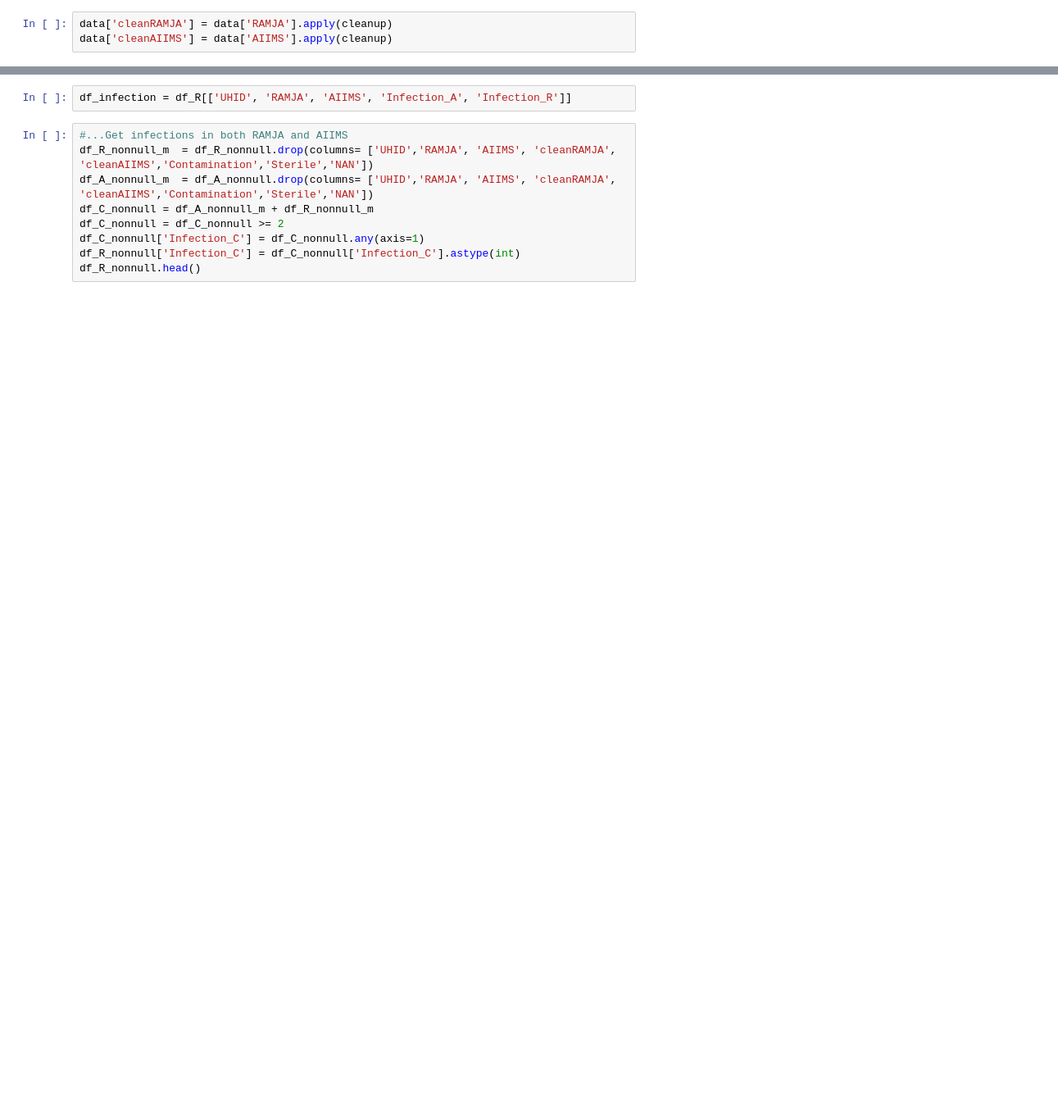
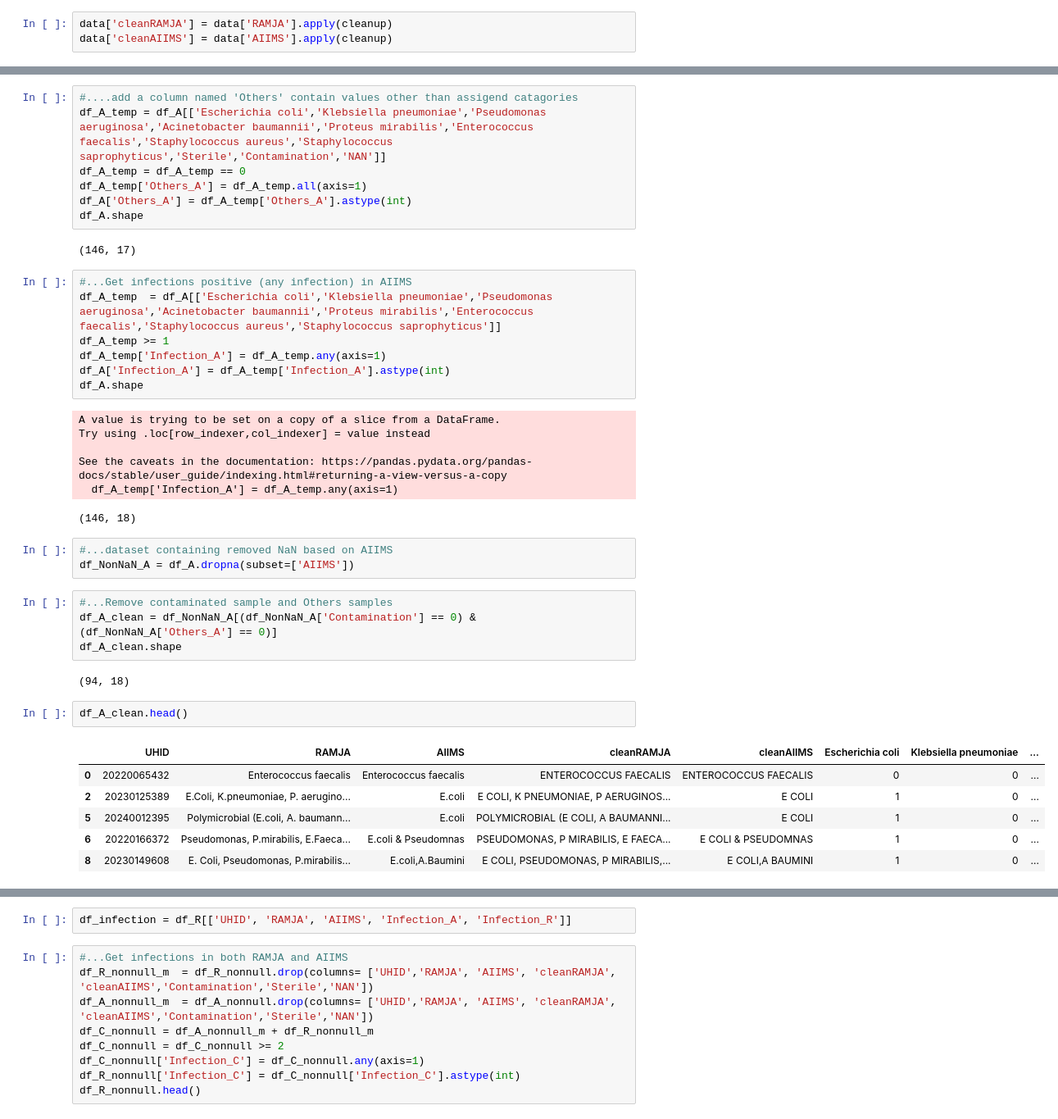
Before and after one commit to neeliit/DiagnosticsPy, a Jupyter notebook: comparision.ipynb, the cells around one changed output, grey strips where cells are left out. Shown at 82% size. Saved outputs shown, nothing was run; the diff lists cells and outputs as text; blank space fills up the shorter version.

```diff
--- a/comparision.ipynb
+++ b/comparision.ipynb
@@ -54,0 +146,41 @@ data['cleanAIIMS'] = data['AIIMS'].apply(cleanup)
+# %%
+#....add a column named 'Others' contain values other than assigend catagories
+df_A_temp = df_A[['Escherichia coli','Klebsiella pneumoniae','Pseudomonas aeruginosa','Acinetobacter baumannii','Proteus mirabilis','Enterococcus faecalis','Staphylococcus aureus','Staphylococcus saprophyticus','Sterile','Contamination','NAN']]
+df_A_temp = df_A_temp == 0
+df_A_temp['Others_A'] = df_A_temp.all(axis=1)
+df_A['Others_A'] = df_A_temp['Others_A'].astype(int)
+df_A.shape
+# %% [output]
+(146, 17)
+# %%
+#...Get infections positive (any infection) in AIIMS
+df_A_temp  = df_A[['Escherichia coli','Klebsiella pneumoniae','Pseudomonas aeruginosa','Acinetobacter baumannii','Proteus mirabilis','Enterococcus faecalis','Staphylococcus aureus','Staphylococcus saprophyticus']]
+df_A_temp >= 1
+df_A_temp['Infection_A'] = df_A_temp.any(axis=1)
+df_A['Infection_A'] = df_A_temp['Infection_A'].astype(int)
+df_A.shape
+# %% [output]
+A value is trying to be set on a copy of a slice from a DataFrame.
+Try using .loc[row_indexer,col_indexer] = value instead
+
+See the caveats in the documentation: https://pandas.pydata.org/pandas-docs/stable/user_guide/indexing.html#returning-a-view-versus-a-copy
+  df_A_temp['Infection_A'] = df_A_temp.any(axis=1)
+(146, 18)
+# %%
+#...dataset containing removed NaN based on AIIMS
+df_NonNaN_A = df_A.dropna(subset=['AIIMS'])
+# %%
+#...Remove contaminated sample and Others samples
+df_A_clean = df_NonNaN_A[(df_NonNaN_A['Contamination'] == 0) & (df_NonNaN_A['Others_A'] == 0)]
+df_A_clean.shape
+# %% [output]
+(94, 18)
+# %%
+df_A_clean.head()
+# %% [output]
+|  | UHID | RAMJA | AIIMS | cleanRAMJA | cleanAIIMS | Escherichia coli | Klebsiella pneumoniae | ... |
+| 0 | 20220065432 | Enterococcus faecalis | Enterococcus faecalis | ENTEROCOCCUS FAECALIS | ENTEROCOCCUS FAECALIS | 0 | 0 | ... |
+| 2 | 20230125389 | E.Coli, K.pneumoniae, P. aerugino... | E.coli | E COLI, K PNEUMONIAE, P AERUGINOS... | E COLI | 1 | 0 | ... |
+| 5 | 20240012395 | Polymicrobial (E.coli, A. baumann... | E.coli | POLYMICROBIAL (E COLI, A BAUMANNI... | E COLI | 1 | 0 | ... |
+| 6 | 20220166372 | Pseudomonas, P.mirabilis, E.Faeca... | E.coli & Pseudomnas | PSEUDOMONAS, P MIRABILIS, E FAECA... | E COLI & PSEUDOMNAS | 1 | 0 | ... |
+| 8 | 20230149608 | E. Coli, Pseudomonas, P.mirabilis... | E.coli,A.Baumini | E COLI, PSEUDOMONAS, P MIRABILIS,... | E COLI,A BAUMINI | 1 | 0 | ... |
```
Also changed, not shown: parts of 41 cells of this notebook, 1 other file.
